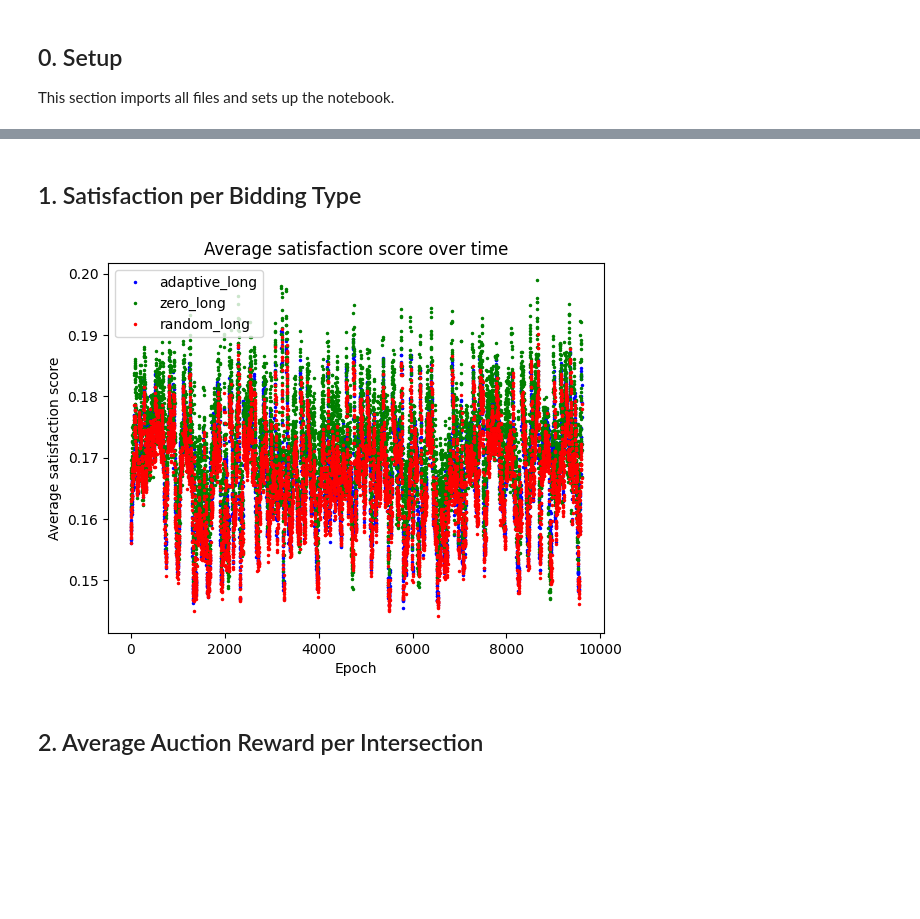
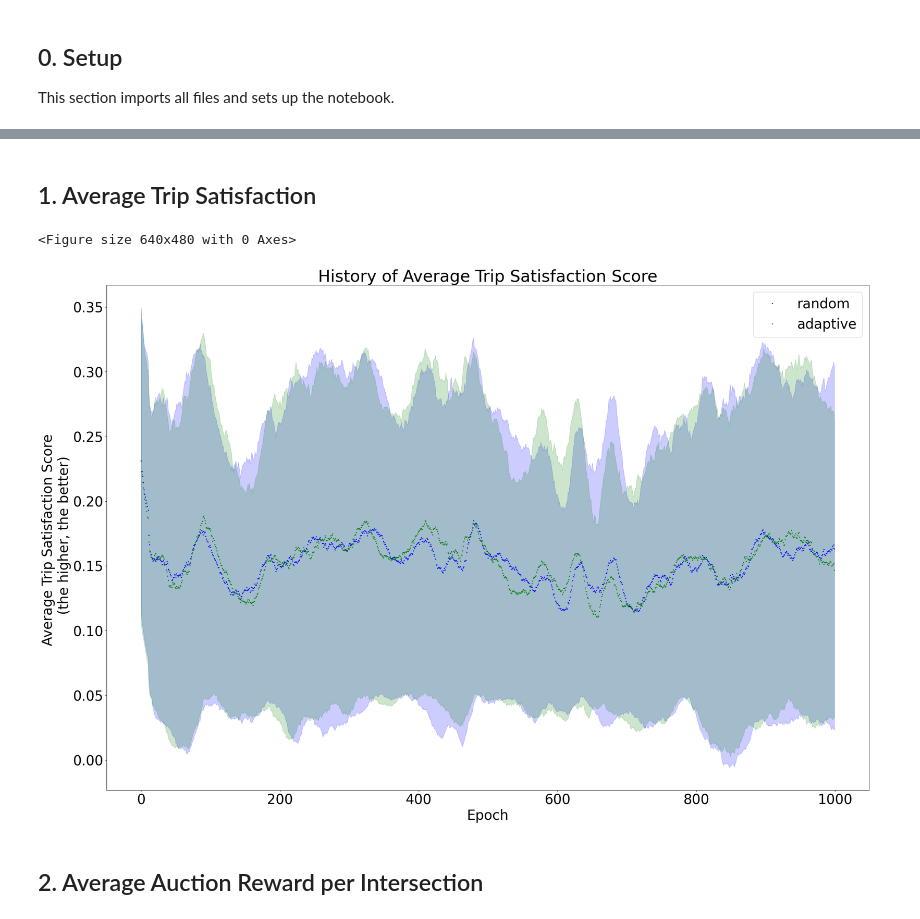
Before and after one commit to LeonidasZotos/adaptiveAuctions, a Jupyter notebook: analysis.ipynb, the cells around one changed output, grey strips where cells are left out. Saved outputs shown, nothing was run; the diff lists cells and outputs as text; code cells hidden in the pictures; blank space fills up the shorter version.

Commit message:
working on analysis pynb and mostly fixed font sizes acroos all plots

```diff
--- a/analysis.ipynb
+++ b/analysis.ipynb
@@ -15,8 +15,8 @@ import numpy as np
 import matplotlib.pyplot as plt
 # %%
 # Choose which results to use
-results_to_use = ["adaptive_long", "zero_long", "random_long"]  # If this is empty, the last file in the folder will be used
-WARMUP_EPOCHS = 100 # Number of epochs to ignore.
+results_to_use = [""]  # If this is empty, all files in the folder will be used
+WARMUP_EPOCHS = 0 # Number of epochs to ignore.
 sim_colours = ['blue', 'green', 'red', 'orange', 'purple', 'brown', 'pink', 'gray', 'olive', 'cyan']
 
 
@@ -75,27 +75,39 @@ Results: adaptive_long
 # %% [markdown]
-## 1. Satisfaction per Bidding Type <a class="anchor" id="1"></a>
+## 1. Average Trip Satisfaction  <a class="anchor" id="1"></a>
 # %%
 plt.clf()
+
 average_satisfaction_score_results = []
+std_satisfaction_score_results = []
+
 for sim in results_to_use:
     average_satisfaction_score_results.append(
         all_sim_results[sim]['average_satisfaction_score'])
 
-# remove the first WARMUP_EPOCHS, and last 100 epochs
-for i, history in enumerate(average_satisfaction_score_results):
-    average_satisfaction_score_results[i] = history[WARMUP_EPOCHS:-300]
+for sim in results_to_use:
+    std_satisfaction_score_results.append(
+        all_sim_results[sim]['std_satisfaction_score'])
 
 for i, history in enumerate(average_satisfaction_score_results):
+    average_satisfaction_score_results[i] = history[WARMUP_EPOCHS:]
+    std_satisfaction_score_results[i] = std_satisfaction_score_results[i][WARMUP_EPOCHS:]
+plt.figure(figsize=(30, 20))
+plt.rcParams.update({'font.size': 30})
+for i, history in enumerate(average_satisfaction_score_results):
     plt.plot(list(range(len(history))), history,
-             'o', ls='none', markersize=1.5, label=results_to_use[i], color = sim_colours[i])
-# plt.ylim(0, 2)
+             'o', ls='none', markersize=1.5, label=results_to_use[i], color=sim_colours[i])
+
+for i, history in enumerate(std_satisfaction_score_results):
+    plt.fill_between(list(range(len(average_satisfaction_score_results[i]))), average_satisfaction_score_results[
+                     i] - history, average_satisfaction_score_results[i] + history, alpha=0.2, color=sim_colours[i], interpolate=True)
 plt.xlabel('Epoch')
-plt.ylabel('Average satisfaction score')
-plt.title('Average satisfaction score over time')
+plt.ylabel('Average Trip Satisfaction Score \n (the higher, the better)')
+plt.title('History of Average Trip Satisfaction Score')
 plt.legend()
 plt.show()
 # %% [output]
+<Figure size 640x480 with 0 Axes>
-[figure, old version]
+[figure, new version]
 # %% [markdown]
 ## 2. Average Auction Reward per Intersection
 # %%
```
Also changed, not shown: parts of 12 cells of this notebook, 1 other file.
